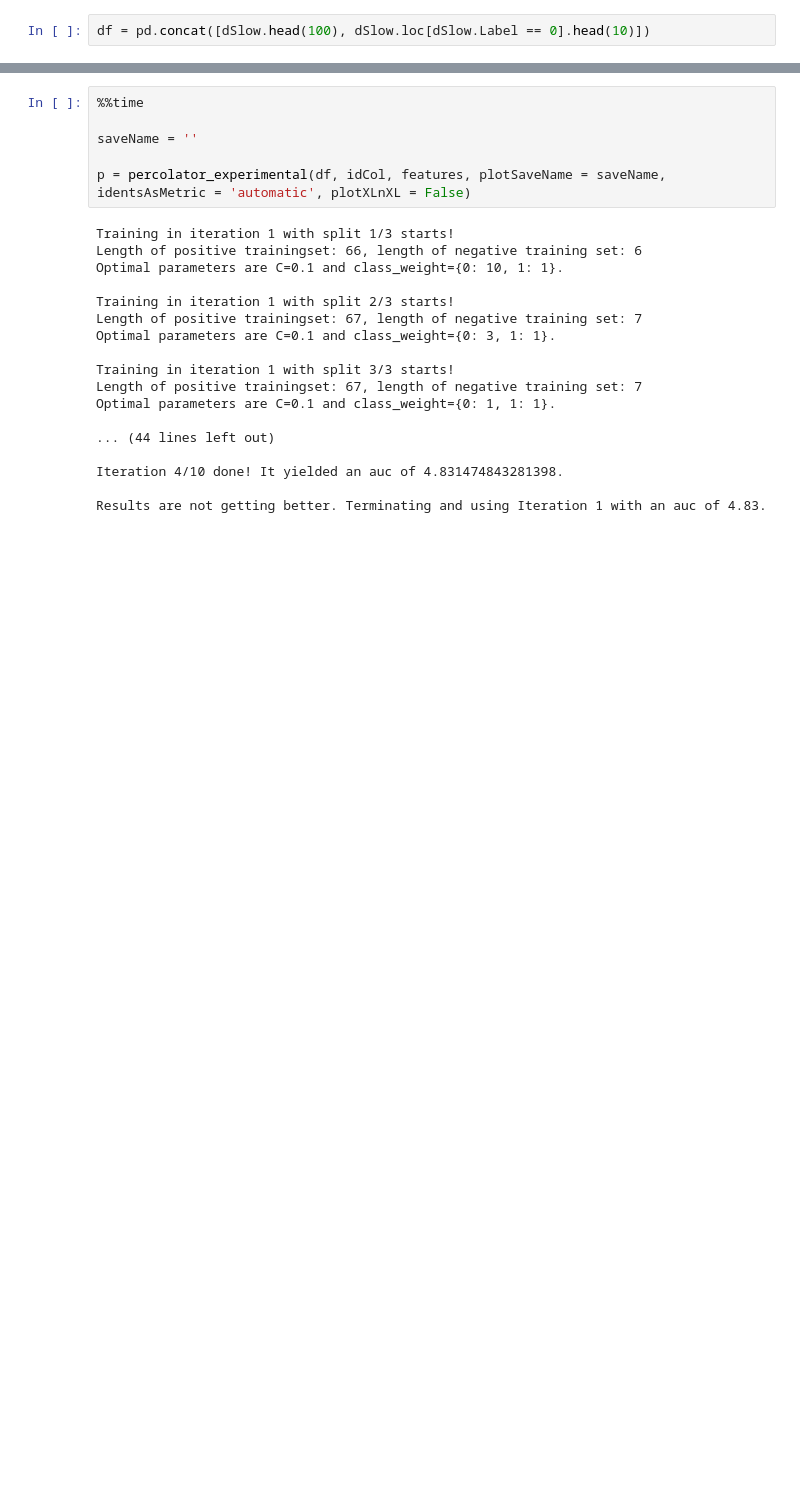
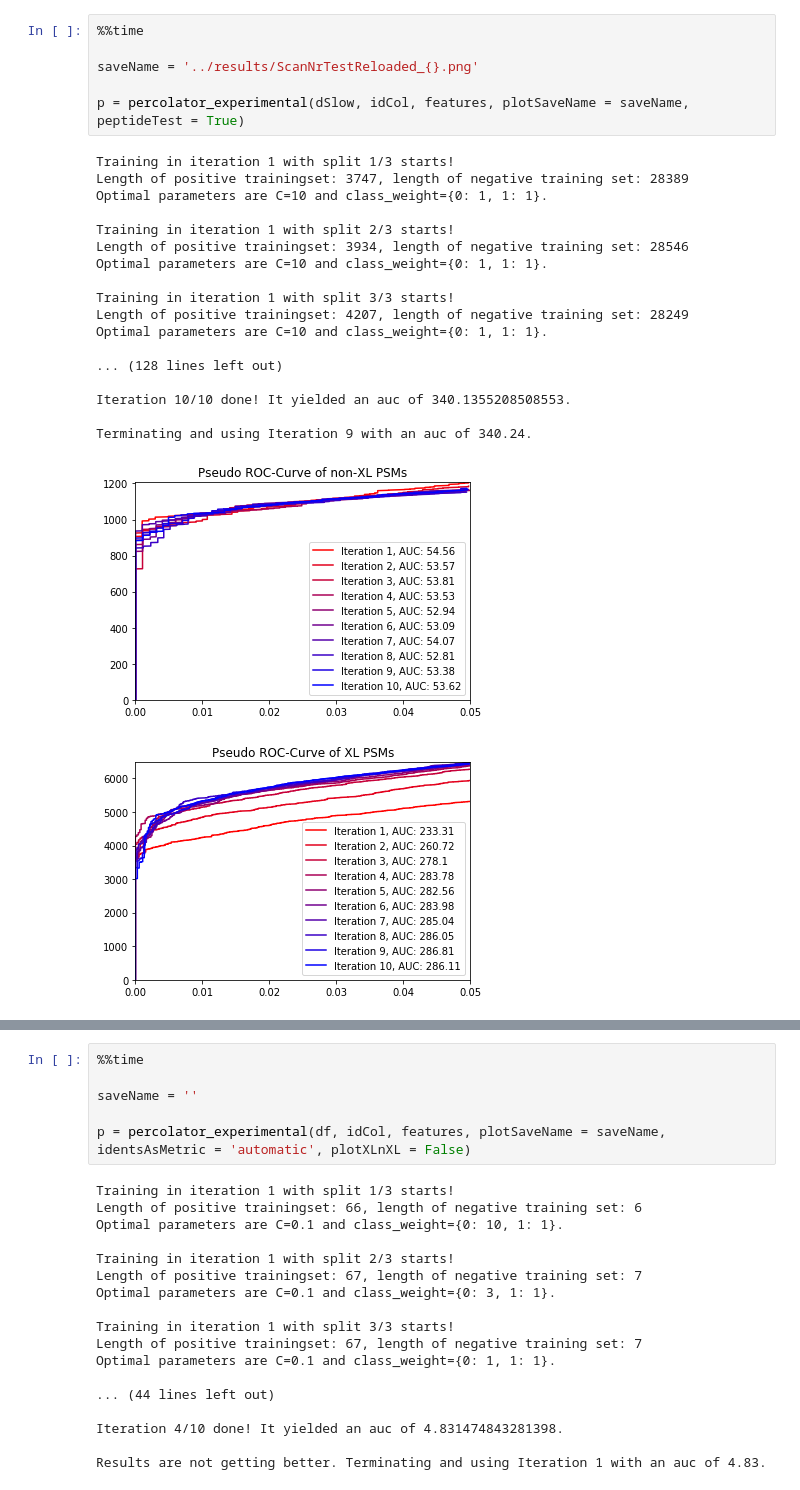
Before and after one commit to emilpaulitz/Bachelor-Thesis, a Jupyter notebook: src/Testing.ipynb, the cells around one changed output, grey strips where cells are left out. Saved outputs shown, nothing was run; the diff lists cells and outputs as text; blank space fills up the shorter version.

```diff
--- a/src/Testing.ipynb
+++ b/src/Testing.ipynb
@@ -20,2 +20,26 @@ Wall time: 16 s
-# %%
-df = pd.concat([dSlow.head(100), dSlow.loc[dSlow.Label == 0].head(10)])
+# %%
+%%time
+
+saveName = '../results/ScanNrTestReloaded_{}.png'
+
+p = percolator_experimental(dSlow, idCol, features, plotSaveName = saveName, peptideTest = True)
+# %% [output]
+Training in iteration 1 with split 1/3 starts!
+Length of positive trainingset: 3747, length of negative training set: 28389
+Optimal parameters are C=10 and class_weight={0: 1, 1: 1}.
+
+Training in iteration 1 with split 2/3 starts!
+Length of positive trainingset: 3934, length of negative training set: 28546
+Optimal parameters are C=10 and class_weight={0: 1, 1: 1}.
+
+Training in iteration 1 with split 3/3 starts!
+Length of positive trainingset: 4207, length of negative training set: 28249
+Optimal parameters are C=10 and class_weight={0: 1, 1: 1}.
+
+... (128 lines left out)
+
+Iteration 10/10 done! It yielded an auc of 340.1355208508553.
+
+Terminating and using Iteration 9 with an auc of 340.24.
+[figure, added]
+[figure, added]
```
Also changed, not shown: parts of 2 cells of this notebook, 17 other files.
